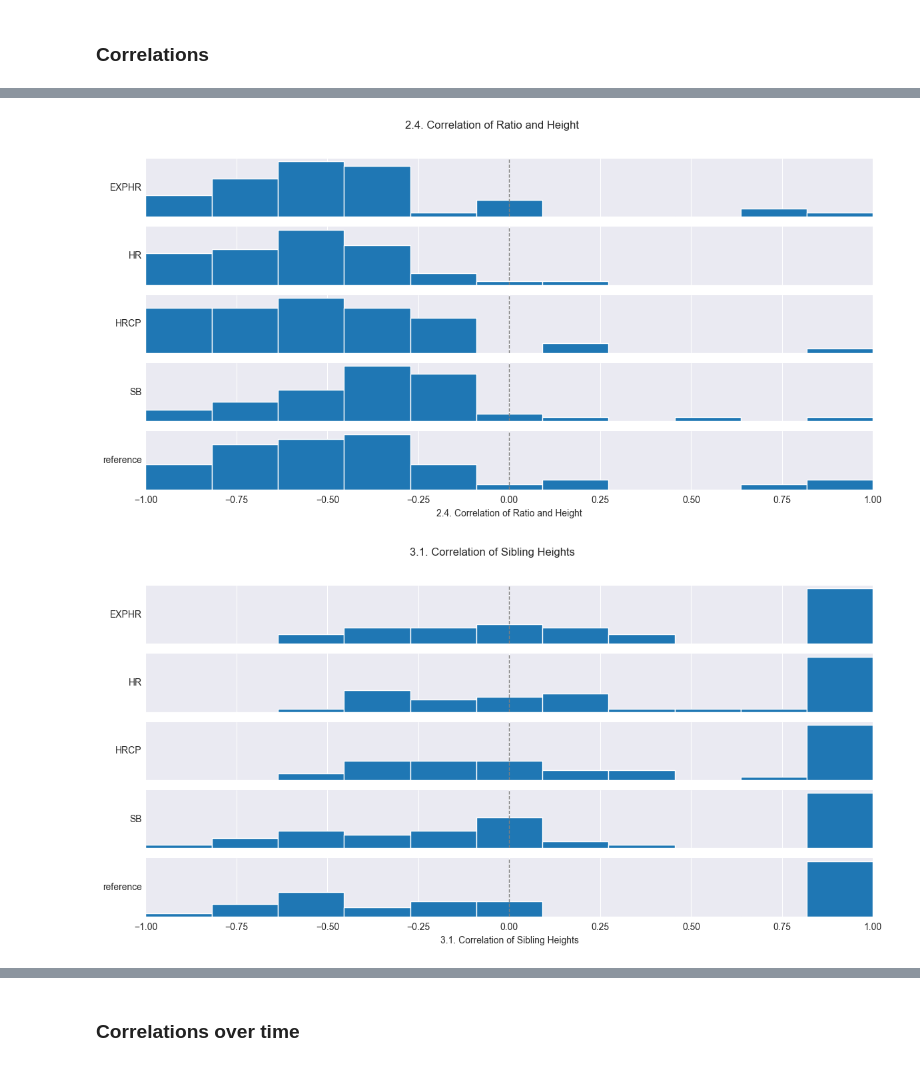
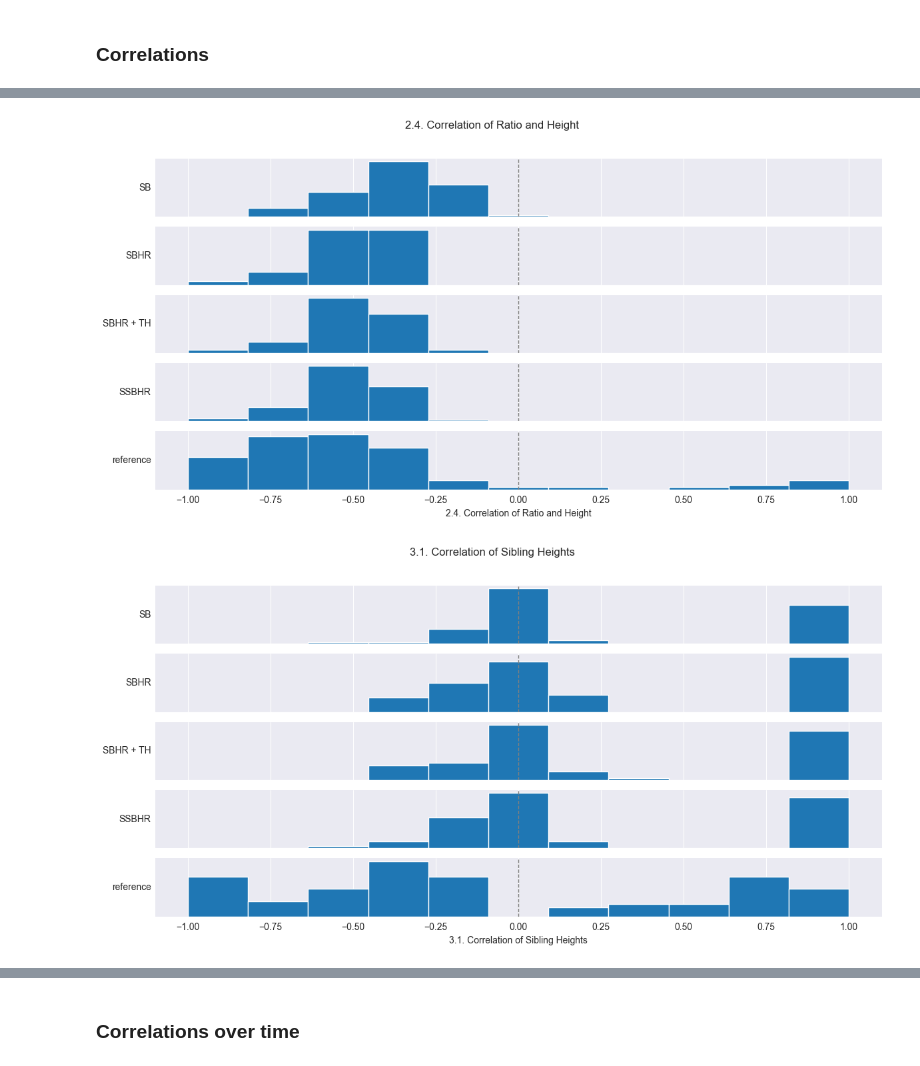
Before and after one commit to tochsner/ccd-validation, a Jupyter notebook: src/distribution_analysis/systematic_distribution_analysis.ipynb, the cells around one changed output, grey strips where cells are left out. Saved outputs shown, nothing was run; the diff lists cells and outputs as text; code cells hidden in the pictures.

Commit message:
Add phylodata analysis, improve validation, and add new ProcessTrees jar.

```diff
--- a/src/distribution_analysis/systematic_distribution_analysis.ipynb
+++ b/src/distribution_analysis/systematic_distribution_analysis.ipynb
@@ -38,3 +32,16 @@ methods = {
+# %%
+methods = {
+    "reference": Path("data/mcmc/phylodata-phylodata-morin_2015_geographic_orf9.trees"),
+   # "HR": Path("data/processed/phylodata-phylodata-morin_2015_geographic_orf9_Height (LogNormal) Ratio (Beta) (per partition)_samples.trees"),
+    "SB": Path("data/processed/phylodata-phylodata-morin_2015_geographic_orf9_Shorter Branch (LogNormal) (per partition)_samples.trees"),
+    # "HR + H": Path("data/processed/phylodata-phylodata-morin_2015_geographic_orf9_Height (LogNormal) Ratio (LogisticBeta)[HEIGHT](per partition)_samples.trees"),
+    # "HR + TH": Path("data/processed/phylodata-phylodata-morin_2015_geographic_orf9_Height (LogNormal) Ratio (LogisticBeta)[TREE_HEIGHT](per partition)_samples.trees"),
+    # "HR + PC": Path("data/processed/phylodata-phylodata-morin_2015_geographic_orf9_Height (LogNormal) Ratio (LogisticBeta)[PARENT_CHILD](per partition)_samples.trees"),
+    #"HR + All": Path("data/processed/phylodata-phylodata-morin_2015_geographic_orf9_Height (LogNormal) Ratio (LogisticBeta)[ALL](per partition)_samples.trees"),
+    "SBHR": Path("/Users/ochsneto/Documents/TreeDistributions/ccd-validation/data/processed/phylodata-phylodata-morin_2015_geographic_orf9_Short Branch Height Ratio - Height (LogNormal) Ratio (Beta) (per partition)_samples.trees"),
+    "SBHR + TH": Path("/Users/ochsneto/Documents/TreeDistributions/ccd-validation/data/processed/phylodata-phylodata-morin_2015_geographic_orf9_Short Branch Height Ratio AR1 - Height (LogNormal) Ratio (LogisticBeta) (per partition)_samples.trees"),
+    "SSBHR": Path("/Users/ochsneto/Documents/TreeDistributions/ccd-validation/data/processed/phylodata-phylodata-morin_2015_geographic_orf9_Squashed Short Branch - Height (LogNormal) Squashed (LogNormal) (per partition)_samples.trees"),
+}
 # %%
 dfs = []
 
@@ -53,6 +60,8 @@ df["height"] = df["tree_height"] - df["height"]
 df["left_height"] = df["height"] - df["left_branch"]
 df["right_height"] = df["height"] - df["right_branch"]
 df["parent_height"] = df["height"] + df["branch_to_parent"]
+# %%
+df["old_child_height"] = df["height"] - df["min_branch"]
 # %% [markdown]
 ### Correlations
 # %%
@@ -68,6 +77,7 @@ CORRELATION_ANALYSES = {
     "3.1. Correlation of Sibling Heights": ["left_height", "right_height"],
     "3.2. Correlation of Child Parent Heights": ["parent_height", "height"],
     "3.3. Correlation of Height and Tree Height": ["height", "tree_height"],
+    "3.3. Correlation of Old Child Height and Min Branch": ["min_branch", "old_child_height"],
 }
 # %%
 for analysis_name, columns in CORRELATION_ANALYSES.items():
@@ -100,14 +110,16 @@ for analysis_name, columns in CORRELATION_ANALYSES.items():
     )
 
     axes_flat = axes.flatten() if isinstance(axes, np.ndarray) else [axes]
+    ref_data = clade_corrs_df.loc[clade_corrs_df["method"] == "reference", "corr"].dropna()
+    extreme = max(np.abs(np.min(ref_data)), np.abs(np.min(ref_data)))
 
     for idx, (ax, exp_id) in enumerate(zip(axes_flat, methods)):
         data = clade_corrs_df.loc[clade_corrs_df["method"] == exp_id, "corr"].dropna()
+
         ax.hist(data, bins=np.linspace(-1, 1, 12))
         ax.axvline(0, color='gray', linestyle='--', linewidth=1)  # Add a line for x=0
         ax.set_ylabel(exp_id, rotation=0, ha='right', va='center')
         ax.set_yticks([])
-        ax.set_xlim(-1, 1)
         ax.spines['right'].set_visible(False)
         ax.spines['top'].set_visible(False)
 
@@ -129,2 +141,2 @@ for analysis_name, columns in CORRELATION_ANALYSES.items():
-[figure, old version]
+[figure, new version]
-[figure, old version]
+[figure, new version]
```
Also changed, not shown: parts of 10 cells of this notebook, 7 other files.
